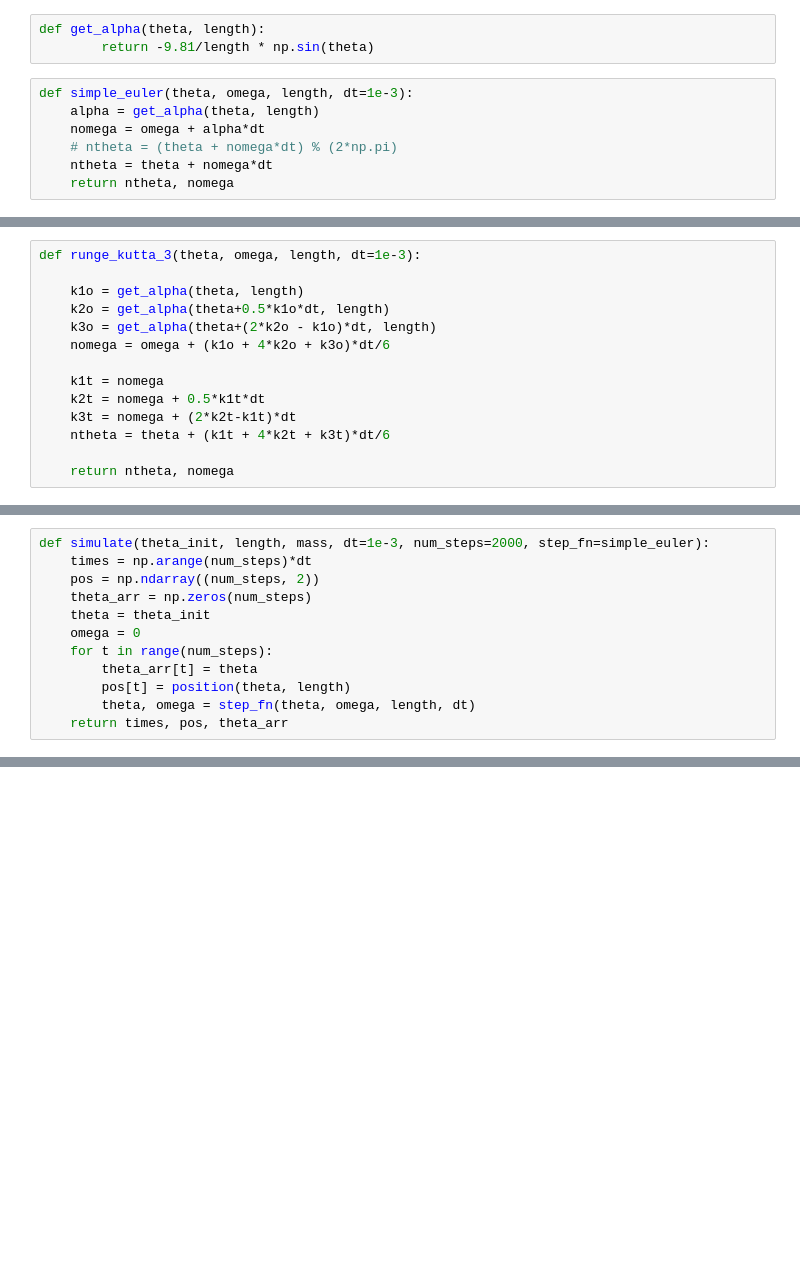
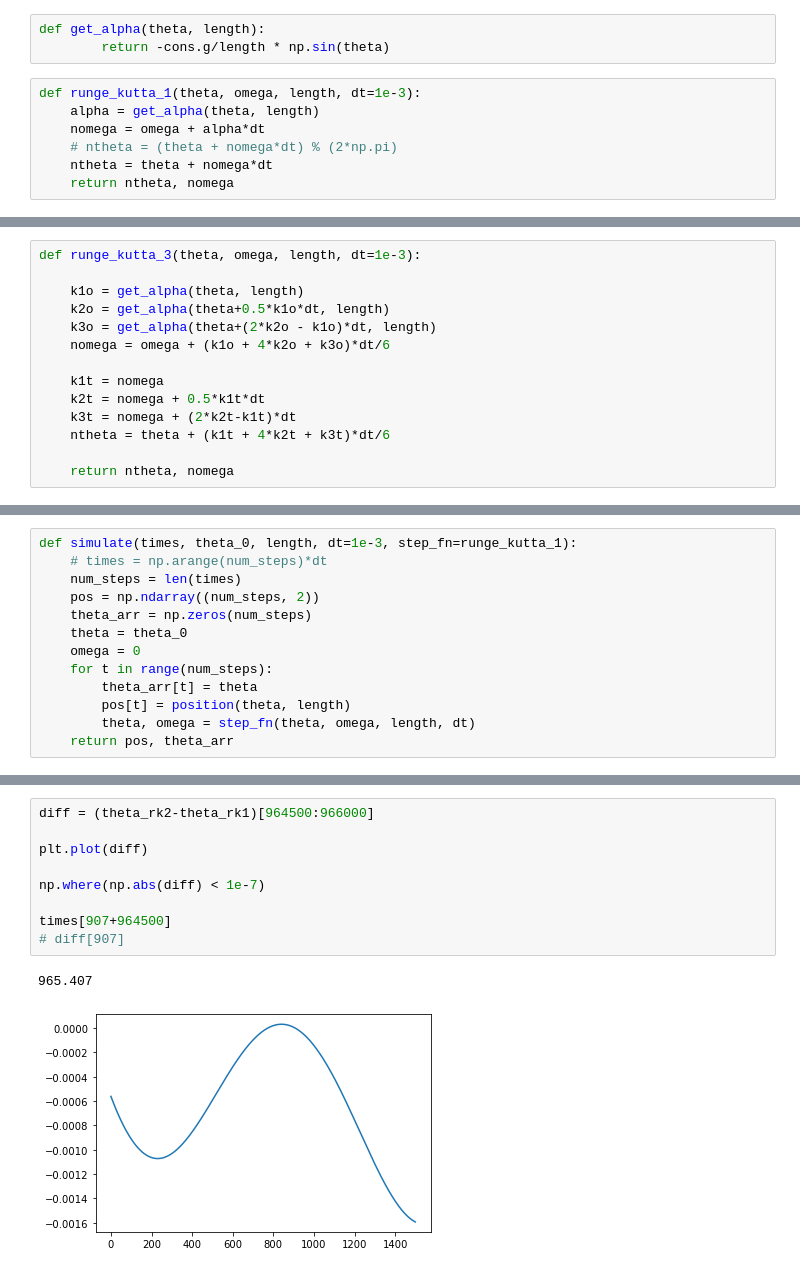
Before and after one commit to AdarshI/pendulum-simulations-77, a Jupyter notebook: pendulum_simulations.ipynb, the cells around one changed output, grey strips where cells are left out. Cells and saved outputs as stored; diff of their text form; blank space fills up the shorter version.

```diff
--- a/pendulum_simulations.ipynb
+++ b/pendulum_simulations.ipynb
@@ -8,9 +9,9 @@ def position(theta, length):
     return pos
 # %%
 def get_alpha(theta, length):
-        return -9.81/length * np.sin(theta)
+        return -cons.g/length * np.sin(theta)
 # %%
-def simple_euler(theta, omega, length, dt=1e-3):
+def runge_kutta_1(theta, omega, length, dt=1e-3):
     alpha = get_alpha(theta, length)
     nomega = omega + alpha*dt
     # ntheta = (theta + nomega*dt) % (2*np.pi)
@@ -45,12 +61,13 @@ def runge_kutta_3(theta, omega, length, dt=1e-3):
 # %%
-def simulate(theta_init, length, mass, dt=1e-3, num_steps=2000, step_fn=simple_euler):
-    times = np.arange(num_steps)*dt
+def simulate(times, theta_0, length, dt=1e-3, step_fn=runge_kutta_1):
+    # times = np.arange(num_steps)*dt
+    num_steps = len(times)
     pos = np.ndarray((num_steps, 2))
     theta_arr = np.zeros(num_steps)
-    theta = theta_init
+    theta = theta_0
     omega = 0
     for t in range(num_steps):
         theta_arr[t] = theta
         pos[t] = position(theta, length)
         theta, omega = step_fn(theta, omega, length, dt)
-    return times, pos, theta_arr
+    return pos, theta_arr
@@ -88,0 +134,12 @@ No handles with labels found to put in legend.
+# %%
+diff = (theta_rk2-theta_rk1)[964500:966000]
+
+plt.plot(diff)
+
+np.where(np.abs(diff) < 1e-7)
+
+times[907+964500]
+# diff[907]
+# %% [output]
+965.407
+[figure, added]
```
Also changed, not shown: parts of 4 cells of this notebook, 1 other file.
